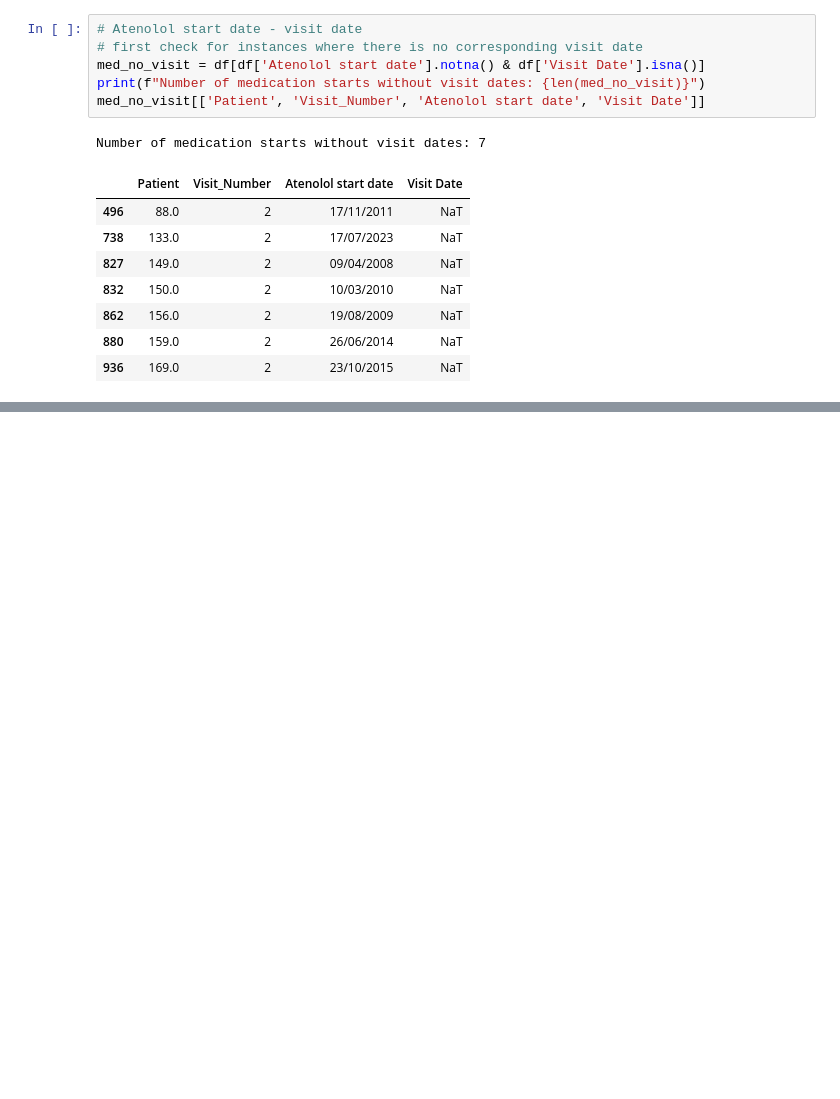
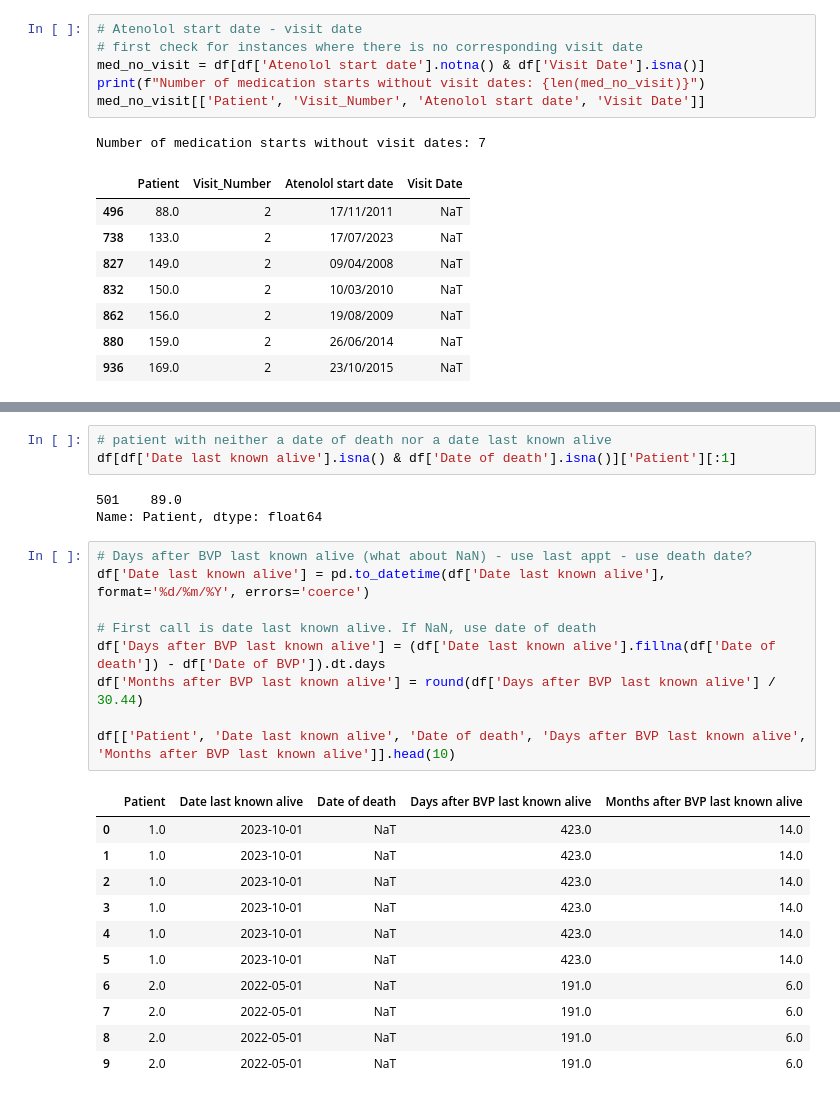
Before and after one commit to pemabi/PS-Data, a Jupyter notebook: process-data.ipynb, the cells around one changed output, grey strips where cells are left out. Cells and saved outputs as stored; diff of their text form; blank space fills up the shorter version.

```diff
--- a/process-data.ipynb
+++ b/process-data.ipynb
@@ -209,0 +242,27 @@ df[['Patient', 'Visit_Number', 'Visit Date', 'Atenolol start date', 'Days Atenol
+# %%
+# patient with neither a date of death nor a date last known alive
+df[df['Date last known alive'].isna() & df['Date of death'].isna()]['Patient'][:1]
+# %% [output]
+501    89.0
+Name: Patient, dtype: float64
+# %%
+# Days after BVP last known alive (what about NaN) - use last appt - use death date?
+df['Date last known alive'] = pd.to_datetime(df['Date last known alive'], format='%d/%m/%Y', errors='coerce')
+
+# First call is date last known alive. If NaN, use date of death
+df['Days after BVP last known alive'] = (df['Date last known alive'].fillna(df['Date of death']) - df['Date of BVP']).dt.days
+df['Months after BVP last known alive'] = round(df['Days after BVP last known alive'] / 30.44)
+
+df[['Patient', 'Date last known alive', 'Date of death', 'Days after BVP last known alive', 'Months after BVP last known alive']].head(10)
+# %% [output]
+|  | Patient | Date last known alive | Date of death | Days after BVP last known alive | Months after BVP last known alive |
+| 0 | 1.0 | 2023-10-01 | NaT | 423.0 | 14.0 |
+| 1 | 1.0 | 2023-10-01 | NaT | 423.0 | 14.0 |
+| 2 | 1.0 | 2023-10-01 | NaT | 423.0 | 14.0 |
+| 3 | 1.0 | 2023-10-01 | NaT | 423.0 | 14.0 |
+| 4 | 1.0 | 2023-10-01 | NaT | 423.0 | 14.0 |
+| 5 | 1.0 | 2023-10-01 | NaT | 423.0 | 14.0 |
+| 6 | 2.0 | 2022-05-01 | NaT | 191.0 | 6.0 |
+| 7 | 2.0 | 2022-05-01 | NaT | 191.0 | 6.0 |
+| 8 | 2.0 | 2022-05-01 | NaT | 191.0 | 6.0 |
+| 9 | 2.0 | 2022-05-01 | NaT | 191.0 | 6.0 |
```
Also changed, not shown: parts of 9 cells of this notebook.
